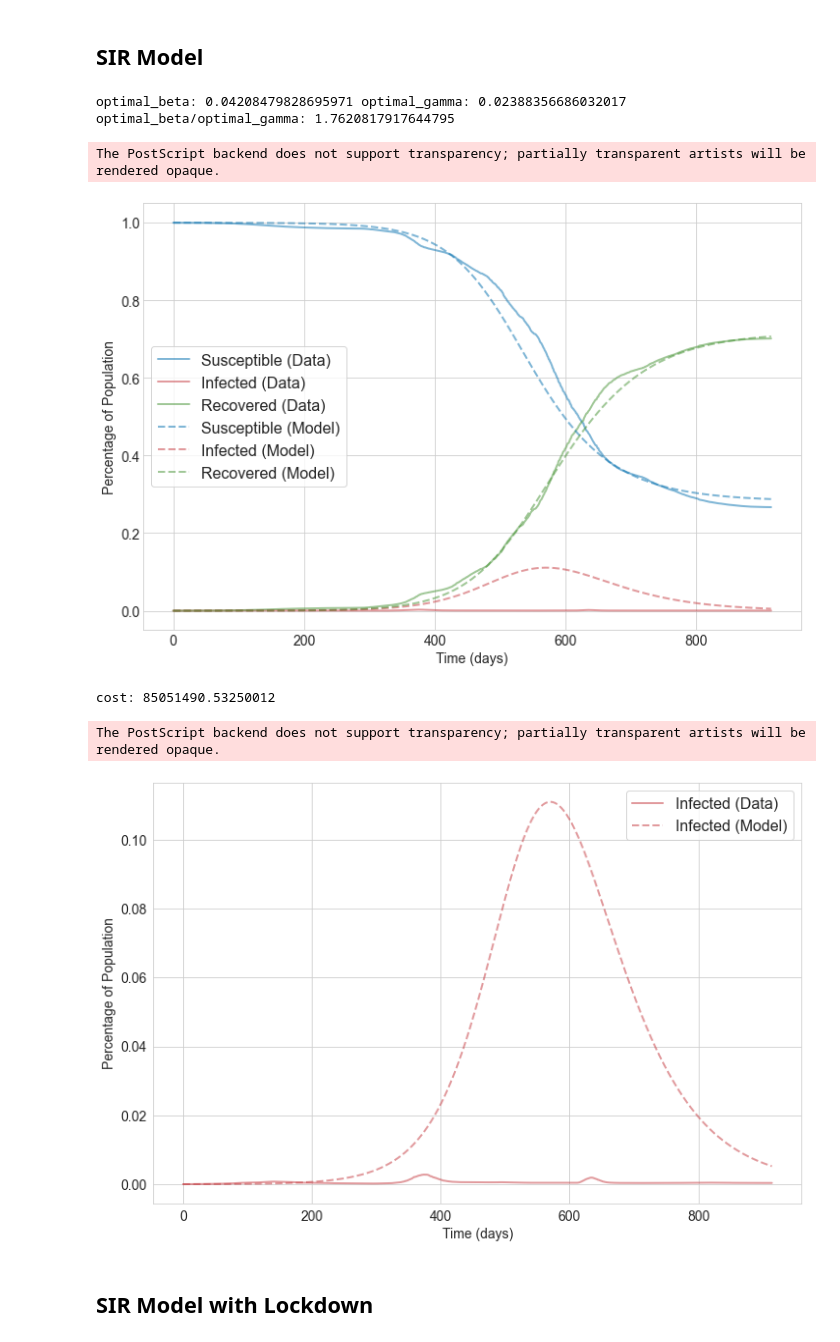
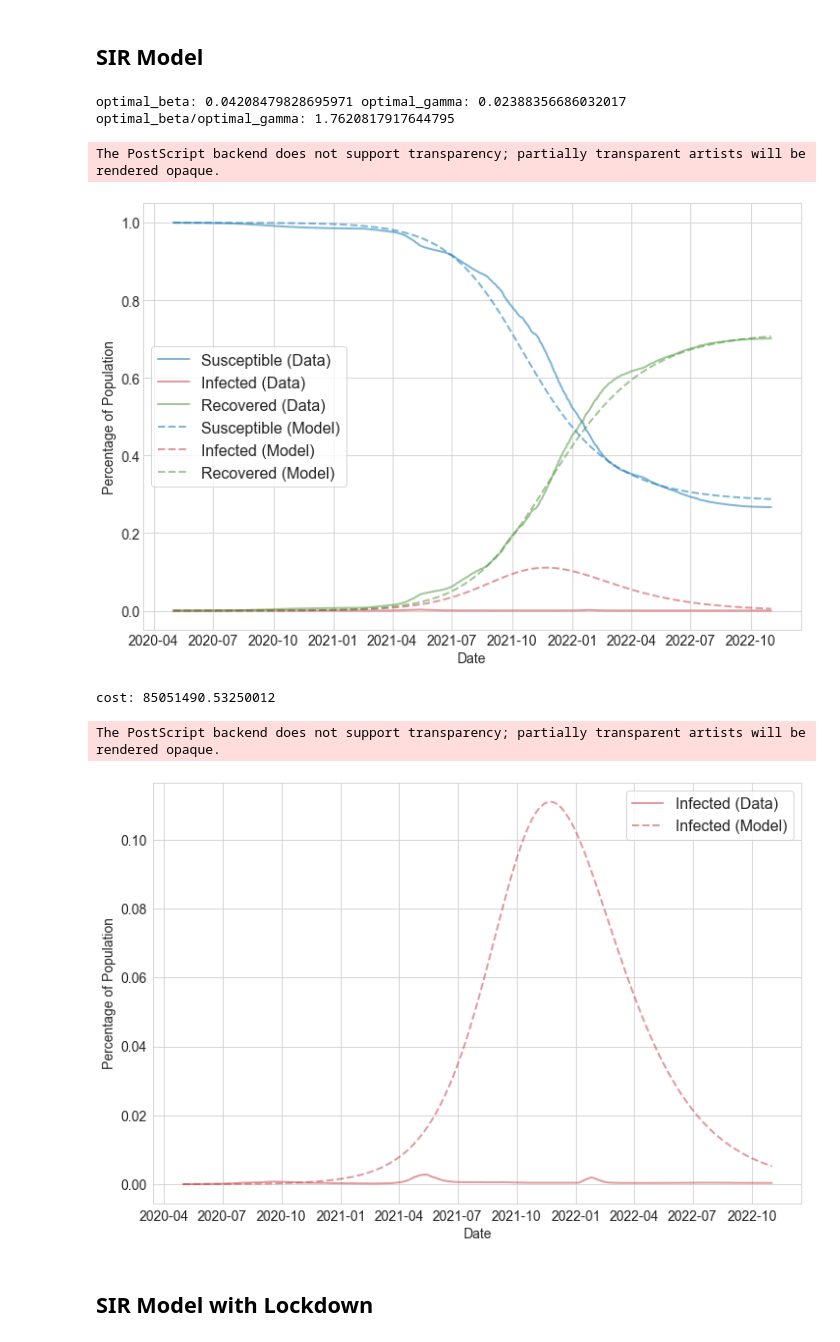
Before and after one commit to psymbio/sir_rl, a Jupyter notebook: 02_data_calibration_final.ipynb, the cells around one changed output. Cells and saved outputs as stored; diff of their text form; code cells hidden in the pictures.

```diff
--- a/02_data_calibration_final.ipynb
+++ b/02_data_calibration_final.ipynb
@@ -214,15 +196,15 @@ ret = odeint(deriv, y0, t, args=(N, optimal_beta, optimal_gamma))
 S, I, R = ret.T
 
 plt.figure(figsize=(12, 8))
-plt.plot(t, df['S']/N, color="#006EAE", alpha=0.5, lw=2, label='Susceptible (Data)')
-plt.plot(t, df['I']/N, color="#C5373D", alpha=0.5, lw=2, label='Infected (Data)')
-plt.plot(t, df['R']/N, color="#429130", alpha=0.5, lw=2, label='Recovered (Data)')
+plt.plot(df['date'], df['S']/N, color="#006EAE", alpha=0.5, lw=2, label='Susceptible (Data)')
+plt.plot(df['date'], df['I']/N, color="#C5373D", alpha=0.5, lw=2, label='Infected (Data)')
+plt.plot(df['date'], df['R']/N, color="#429130", alpha=0.5, lw=2, label='Recovered (Data)')
 
-plt.plot(t, S/N, color="#006EAE", linestyle="--", alpha=0.5, lw=2, label='Susceptible (Model)')
-plt.plot(t, I/N, color="#C5373D", linestyle="--", alpha=0.5, lw=2, label='Infected (Model)')
-plt.plot(t, R/N, color="#429130", linestyle="--", alpha=0.5, lw=2, label='Recovered (Model)')
+plt.plot(df['date'], S/N, color="#006EAE", linestyle="--", alpha=0.5, lw=2, label='Susceptible (Model)')
+plt.plot(df['date'], I/N, color="#C5373D", linestyle="--", alpha=0.5, lw=2, label='Infected (Model)')
+plt.plot(df['date'], R/N, color="#429130", linestyle="--", alpha=0.5, lw=2, label='Recovered (Model)')
 
-plt.xlabel('Time (days)')
+plt.xlabel('Date')
 plt.ylabel('Percentage of Population')
 plt.tick_params(length=0)
 plt.grid(True)
@@ -238,21 +220,21 @@ print(f"cost: {SIR_cost}")
 optimal_beta: 0.04208479828695971 optimal_gamma: 0.02388356686032017
 optimal_beta/optimal_gamma: 1.7620817917644795
 The PostScript backend does not support transparency; partially transparent artists will be rendered opaque.
-[figure, old version]
+[figure, new version]
 cost: 85051490.53250012
 # %%
 plt.figure(figsize=(12, 8))
-plt.plot(t, df['I']/N, color="#C5373D", alpha=0.5, lw=2, label='Infected (Data)')
-plt.plot(t, I/N, color="#C5373D", linestyle="--", alpha=0.5, lw=2, label='Infected (Model)')
-plt.xlabel('Time (days)')
+plt.plot(df['date'], df['I']/N, color="#C5373D", alpha=0.5, lw=2, label='Infected (Data)')
+plt.plot(df['date'], I/N, color="#C5373D", linestyle="--", alpha=0.5, lw=2, label='Infected (Model)')
+plt.xlabel('Date')
 plt.ylabel('Percentage of Population')
 plt.legend()
 plt.grid(True)
 plt.savefig(os.path.join(OUTPUT_DIR, "SIR_model_infections_" + LOCATION_CHOOSEN + ".eps"), bbox_inches="tight")
 plt.show()
 # %% [output]
 The PostScript backend does not support transparency; partially transparent artists will be rendered opaque.
-[figure, old version]
+[figure, new version]
 # %%
 r0 = optimal_beta/optimal_gamma
 
```
Also changed, not shown: parts of 22 cells of this notebook, 37 other files.
